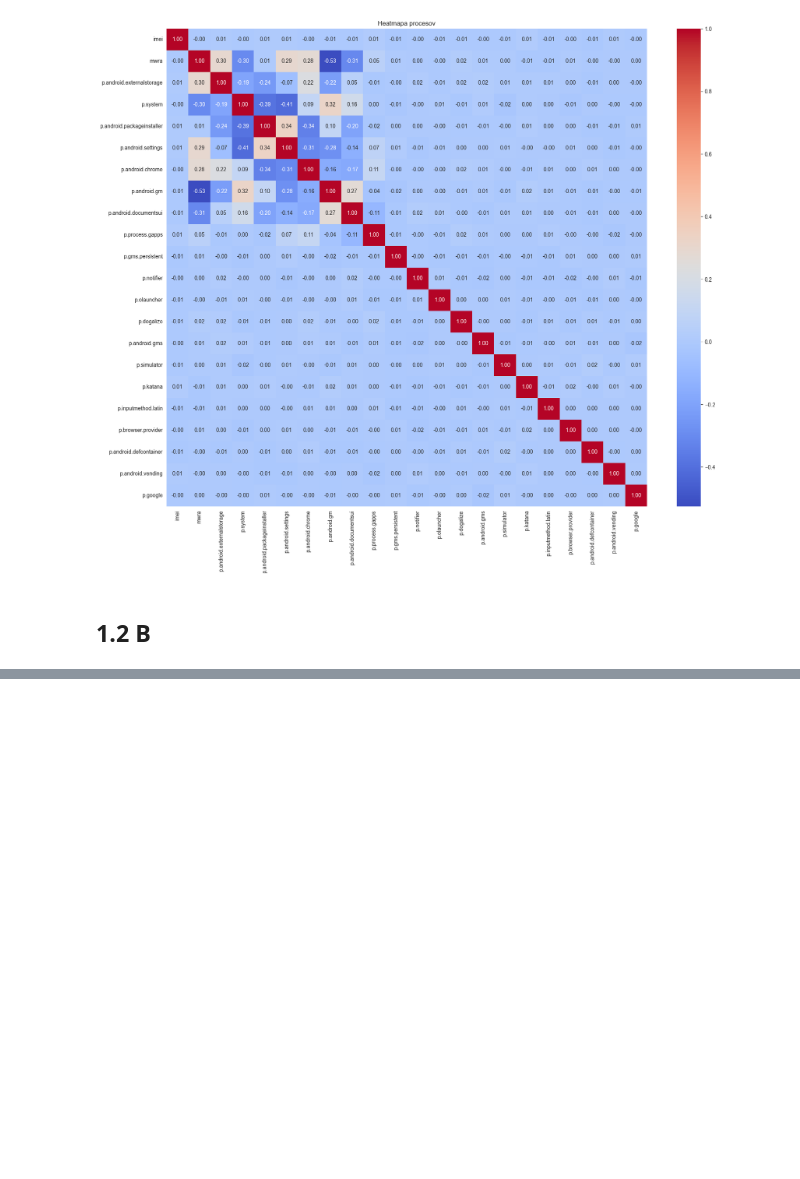
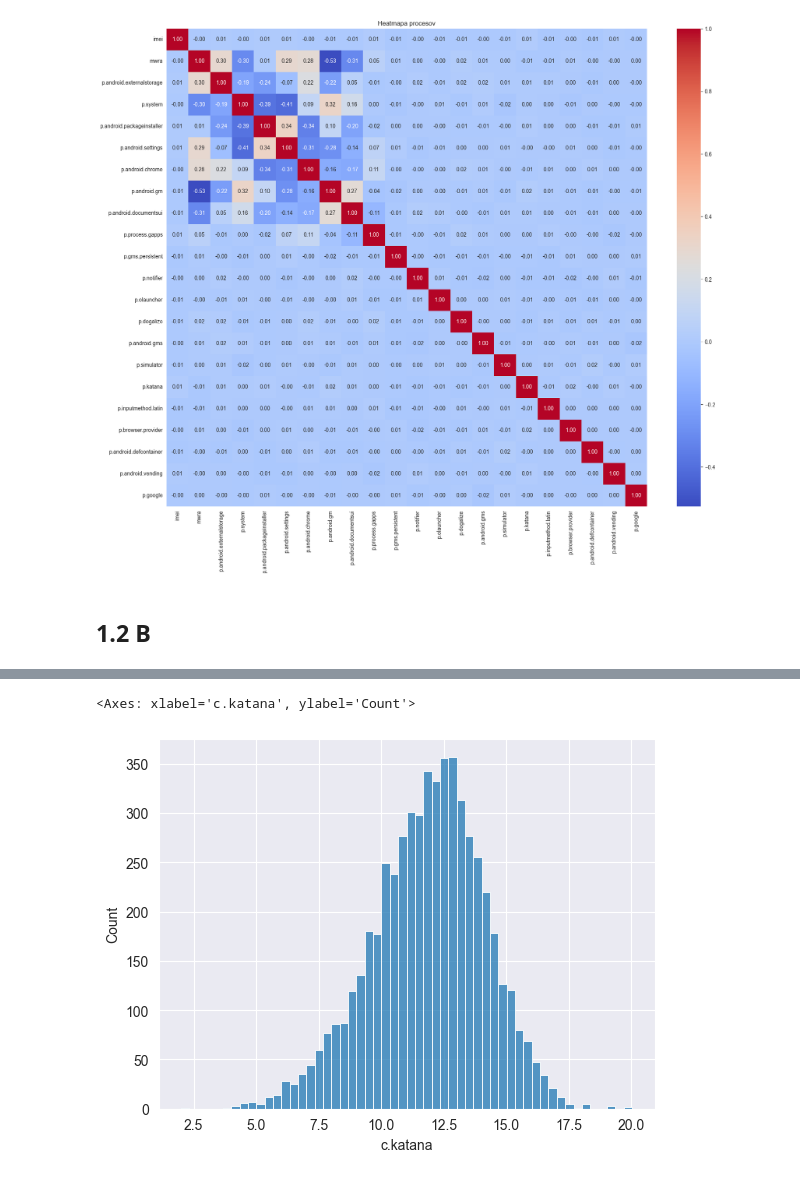
Before and after one commit to xtancos/IAU_project, a Jupyter notebook: EDA_1_1.ipynb, the cells around one changed output, grey strips where cells are left out. Cells and saved outputs as stored; diff of their text form; code cells hidden in the pictures; blank space fills up the shorter version.

```diff
--- a/EDA_1_1.ipynb
+++ b/EDA_1_1.ipynb
@@ -398,0 +516,3 @@ def remove_duplicates(df):
+# %%
+katana0 = df_connections[df_connections['mwra'] == 0]['c.katana']
+katana0.describe()
@@ -398,0 +529,5 @@ def remove_duplicates(df):
+# %%
+sns.histplot(katana0)
+# %% [output]
+<Axes: xlabel='c.katana', ylabel='Count'>
+[figure, added]
```
Also changed, not shown: parts of 20 cells of this notebook.
